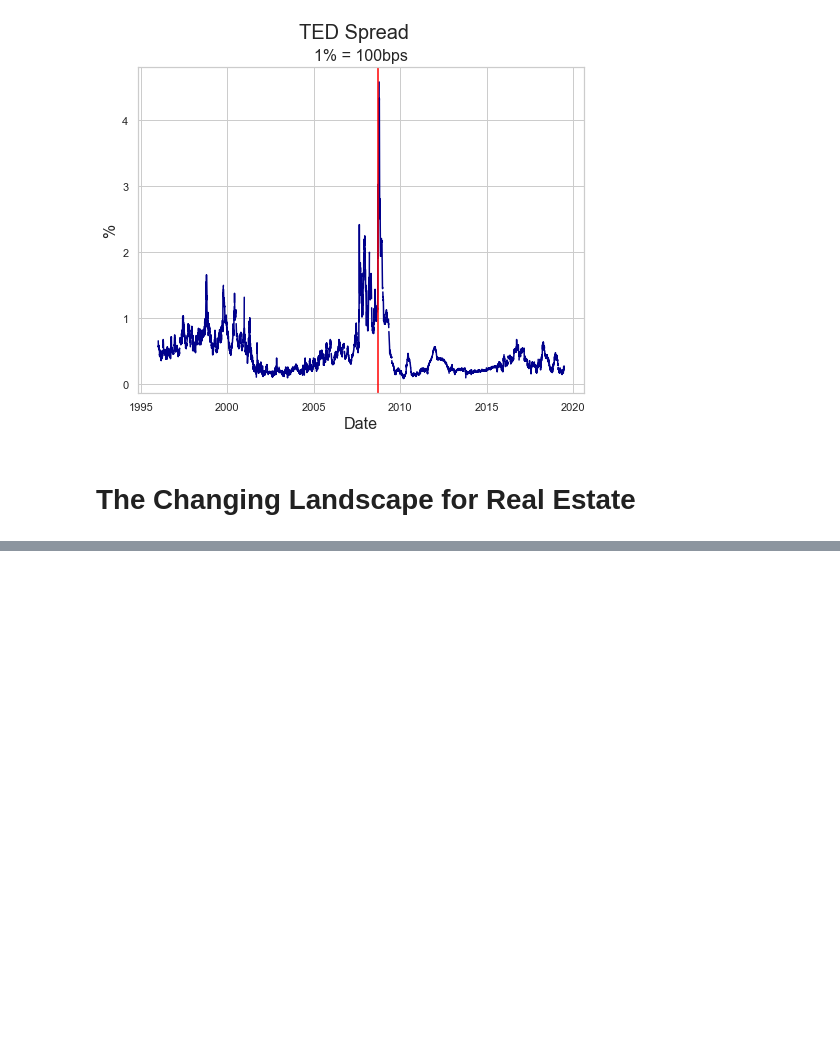
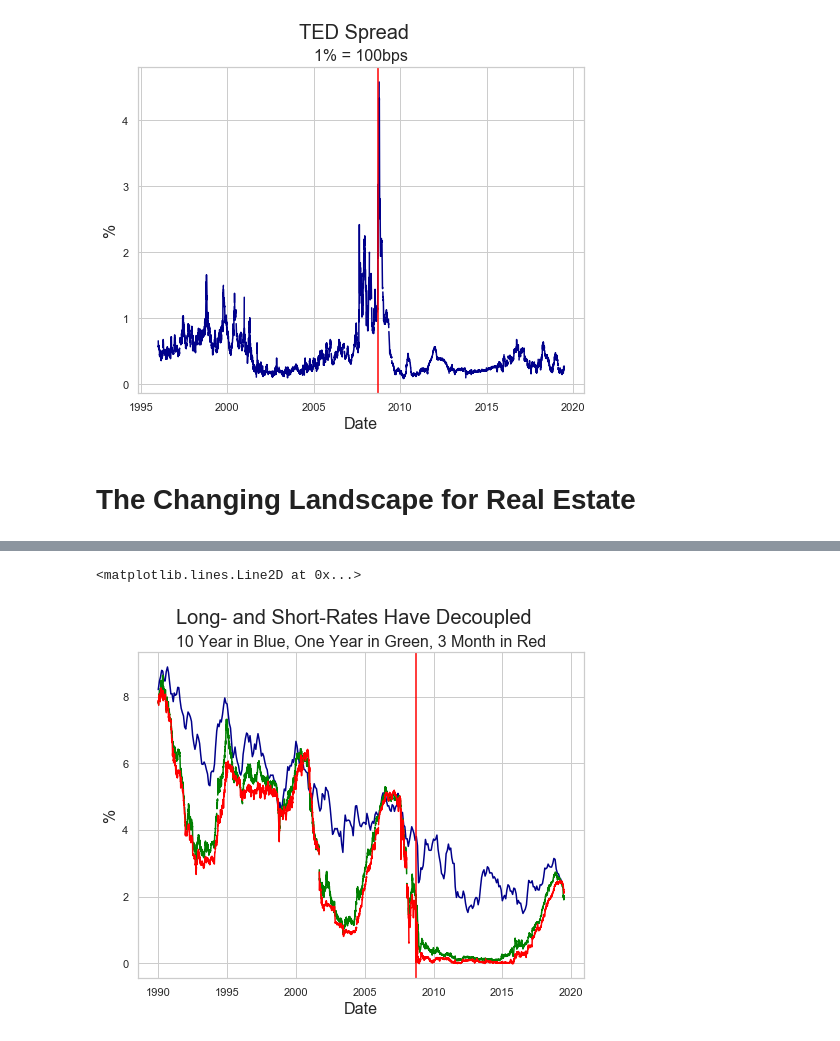
Before and after one commit to thsavage/REAL1-GC.1035, a Jupyter notebook: Notes as of June 29.ipynb, the cells around one changed output, grey strips where cells are left out. Cells and saved outputs as stored; diff of their text form; code cells hidden in the pictures; blank space fills up the shorter version.

```diff
--- a/Notes as of June 29.ipynb
+++ b/Notes as of June 29.ipynb
@@ -993,0 +1016,12 @@ plt.axvline(dt.datetime(2008, 9, 15), color="red")
+# %%
+ten_year.plot(color='darkblue', figsize=(8, 6))
+one_year.plot(color='green')
+three_month.plot(color='red')
+plt.suptitle('Long- and Short-Rates Have Decoupled', fontsize=20)
+plt.title('10 Year in Blue, One Year in Green, 3 Month in Red', fontsize=16)
+plt.xlabel('Date', fontsize=16)
+plt.ylabel('%', fontsize=16)
+plt.axvline(dt.datetime(2008, 9, 15), color="red")
+# %% [output]
+<matplotlib.lines.Line2D at 0x...>
+[figure, added]
```
Also changed, not shown: parts of 13 cells of this notebook.
